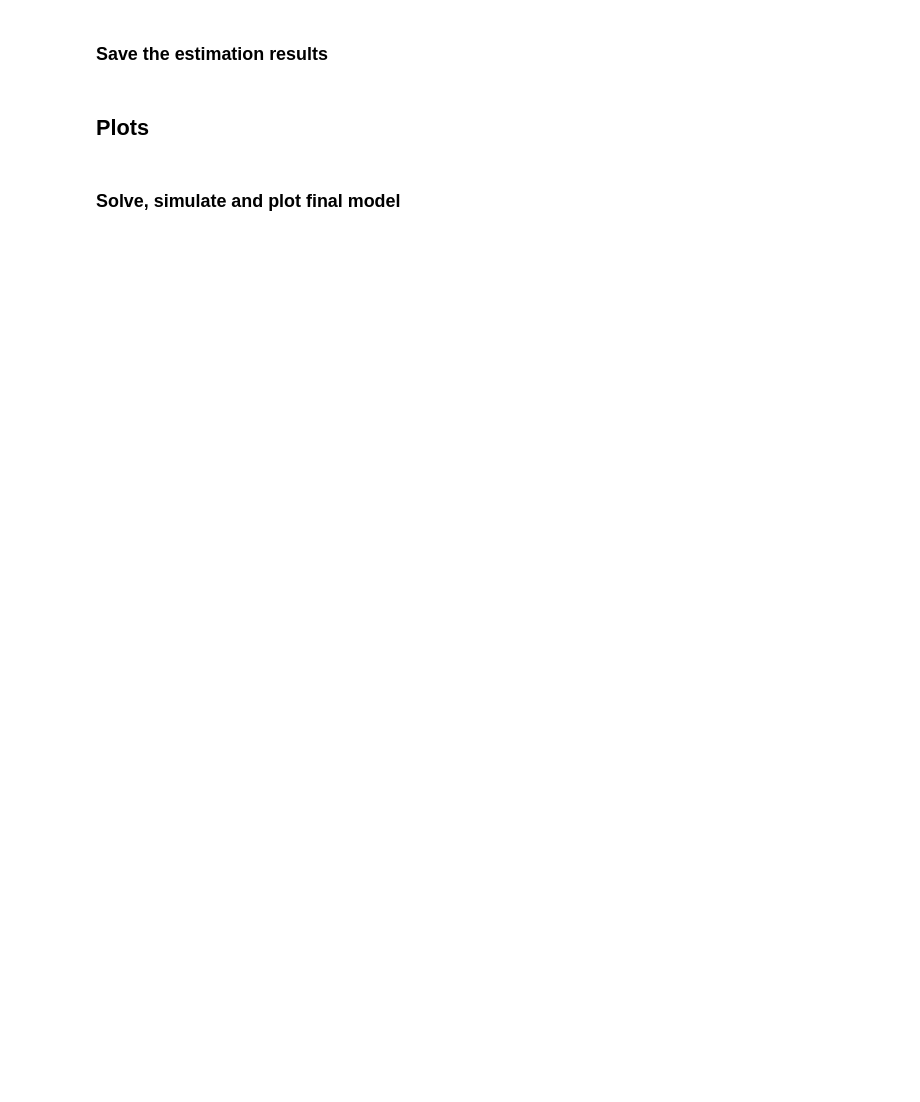
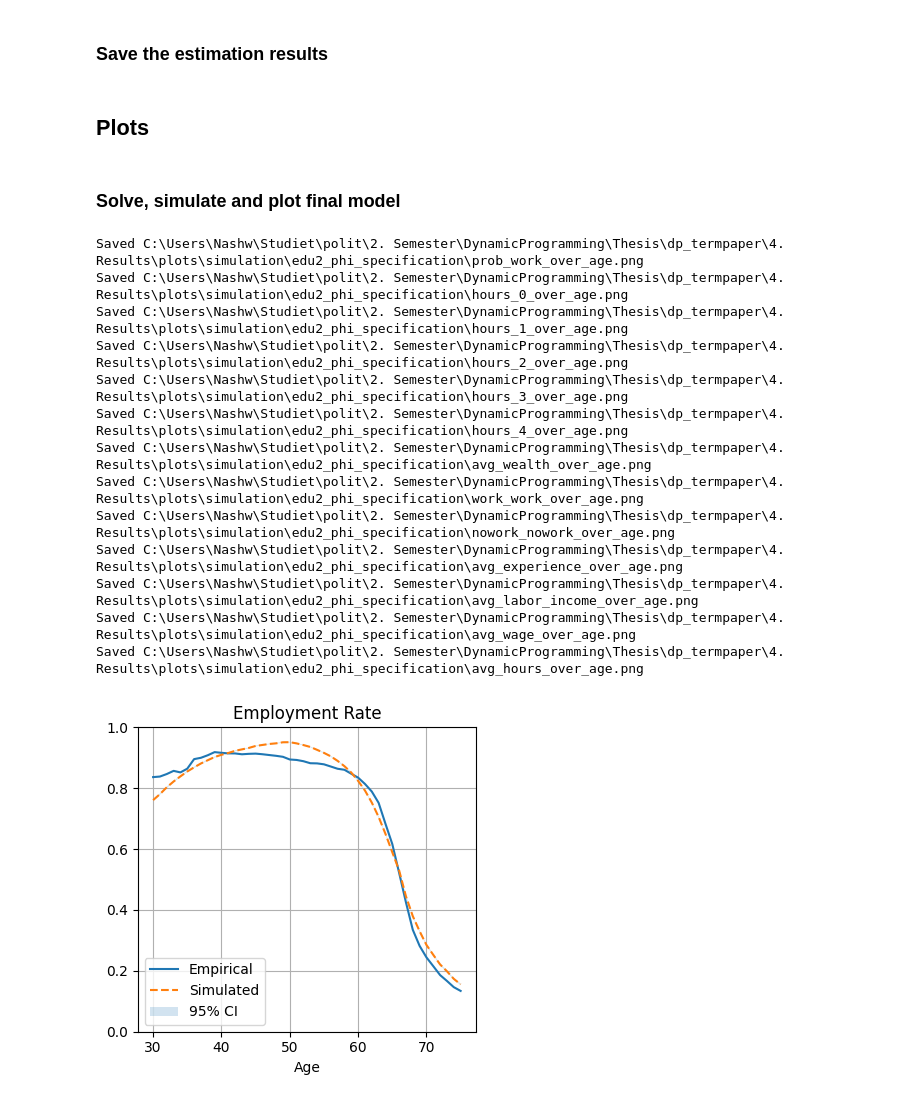
Before and after one commit to Developernash/dp_termpaper, a Jupyter notebook: 3. Structural Estimation/02 Structural_Estimation_edu2.ipynb, the cells around one changed output. Saved outputs shown, nothing was run; the diff lists cells and outputs as text; code cells hidden in the pictures; blank space fills up the shorter version.

```diff
--- a/3. Structural Estimation/02 Structural_Estimation_edu2.ipynb
+++ b/3. Structural Estimation/02 Structural_Estimation_edu2.ipynb
@@ -481,27 +436,45 @@ plot_scales = {
 }
 # %% [markdown]
 ### Solve, simulate and plot final model
+# %%
+params = load_params_txt(pp.STRUCTURAL_RESULTS_DIR / f"optimized_params_phi_udd2.txt")
+params["gamma"] = jnp.asarray(params["gamma"])
 # %%
-model_solved = model.solve(params_hat)
+model_solved = model.solve(params)
 sim = model_solved.simulate(
     states_initial=states_initial,
     seed=seed,
 )
 
 edu = df_edu.copy().loc[df_edu.age <= 75]       # empirical
 # moments_sim = compute_simulation_moments_with_ci(sim, start_age, hours_map)  # Call the function
 moments_sim = compute_simulation_moments_with_ci(sim, start_age, hours_map)  # Call the function
 
 # Ensure moments_sim.age is a pandas Series before filtering
 moments_sim = moments_sim.loc[pd.Series(moments_sim.age) <= 75]  # Filter simulated + CIs
 # scale avg_wealth by 100_000
 
 # print plots
 plot_empirical_vs_simulated_with_ci(
     edu = edu,
     moments_sim = moments_sim,
     out_subfolder="edu2_phi_specification",
     var_labels=plot_labels,
     var_scales=plot_scales,
     ylims={"avg_wealth": (0, 3_000_000), "avg_hours": (0, 2_000), "prob_work": (0, 1), "hours_0": (0, 1), "hours_1": (0, 0.2), "hours_2": (0, 0.2), "hours_3": (0, 0.3), "hours_4": (0, 1), "avg_wage": (0,500) },
 )
+# %% [output]
+Saved C:\Users\Nashw\Studiet\polit\2. Semester\DynamicProgramming\Thesis\dp_termpaper\4. Results\plots\simulation\edu2_phi_specification\prob_work_over_age.png
+Saved C:\Users\Nashw\Studiet\polit\2. Semester\DynamicProgramming\Thesis\dp_termpaper\4. Results\plots\simulation\edu2_phi_specification\hours_0_over_age.png
+Saved C:\Users\Nashw\Studiet\polit\2. Semester\DynamicProgramming\Thesis\dp_termpaper\4. Results\plots\simulation\edu2_phi_specification\hours_1_over_age.png
+Saved C:\Users\Nashw\Studiet\polit\2. Semester\DynamicProgramming\Thesis\dp_termpaper\4. Results\plots\simulation\edu2_phi_specification\hours_2_over_age.png
+Saved C:\Users\Nashw\Studiet\polit\2. Semester\DynamicProgramming\Thesis\dp_termpaper\4. Results\plots\simulation\edu2_phi_specification\hours_3_over_age.png
+Saved C:\Users\Nashw\Studiet\polit\2. Semester\DynamicProgramming\Thesis\dp_termpaper\4. Results\plots\simulation\edu2_phi_specification\hours_4_over_age.png
+Saved C:\Users\Nashw\Studiet\polit\2. Semester\DynamicProgramming\Thesis\dp_termpaper\4. Results\plots\simulation\edu2_phi_specification\avg_wealth_over_age.png
+Saved C:\Users\Nashw\Studiet\polit\2. Semester\DynamicProgramming\Thesis\dp_termpaper\4. Results\plots\simulation\edu2_phi_specification\work_work_over_age.png
+Saved C:\Users\Nashw\Studiet\polit\2. Semester\DynamicProgramming\Thesis\dp_termpaper\4. Results\plots\simulation\edu2_phi_specification\nowork_nowork_over_age.png
+Saved C:\Users\Nashw\Studiet\polit\2. Semester\DynamicProgramming\Thesis\dp_termpaper\4. Results\plots\simulation\edu2_phi_specification\avg_experience_over_age.png
+Saved C:\Users\Nashw\Studiet\polit\2. Semester\DynamicProgramming\Thesis\dp_termpaper\4. Results\plots\simulation\edu2_phi_specification\avg_labor_income_over_age.png
+Saved C:\Users\Nashw\Studiet\polit\2. Semester\DynamicProgramming\Thesis\dp_termpaper\4. Results\plots\simulation\edu2_phi_specification\avg_wage_over_age.png
+Saved C:\Users\Nashw\Studiet\polit\2. Semester\DynamicProgramming\Thesis\dp_termpaper\4. Results\plots\simulation\edu2_phi_specification\avg_hours_over_age.png
+[figure, added]
```
Also changed, not shown: parts of 6 cells of this notebook, 51 other files.
